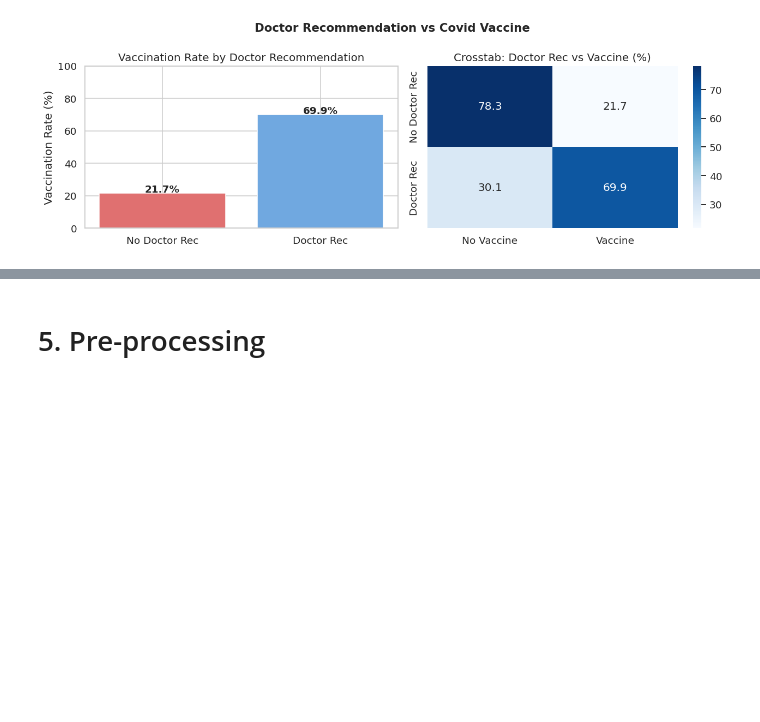
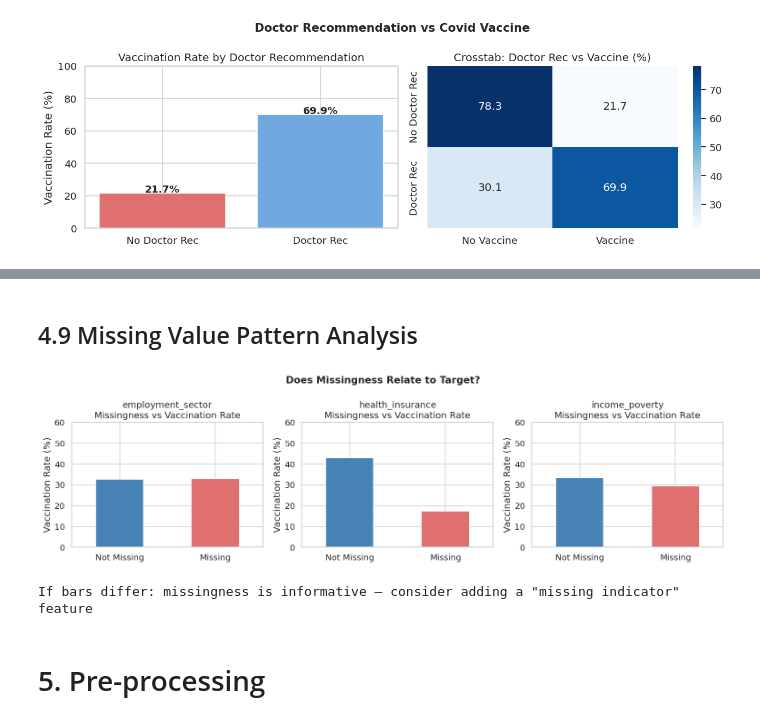
Before and after one commit to UH-GROUP-X/Hackathon26, a Jupyter notebook: UH_GROUP_X.ipynb, the cells around one changed output, grey strips where cells are left out. Cells and saved outputs as stored; diff of their text form; code cells hidden in the pictures; blank space fills up the shorter version.

```diff
--- a/UH_GROUP_X.ipynb
+++ b/UH_GROUP_X.ipynb
@@ -436,3 +455,27 @@ plt.show()
+# %% [markdown]
+## 4.9 Missing Value Pattern Analysis
+# %%
+# Check if missingness in key columns is related to target
+high_miss_cols = ['employment_sector', 'health_insurance', 'income_poverty']
+
+fig, axes = plt.subplots(1, 3, figsize=(14, 4))
+for i, col in enumerate(high_miss_cols):
+    miss_flag = train_raw[col].isnull().astype(int)
+    rate = train_raw.groupby(miss_flag)[TARGET_COL].mean() * 100
+    rate.index = ['Not Missing', 'Missing']
+    rate.plot(kind='bar', ax=axes[i], color=['steelblue','#e07070'], width=0.5)
+    axes[i].set_title(f'{col}\nMissingness vs Vaccination Rate')
+    axes[i].set_ylabel('Vaccination Rate (%)')
+    axes[i].set_xticklabels(axes[i].get_xticklabels(), rotation=0)
+    axes[i].set_ylim(0, 60)
+
+plt.suptitle('Does Missingness Relate to Target?', fontsize=14, fontweight='bold')
+plt.tight_layout()
+plt.show()
+print('If bars differ: missingness is informative — consider adding a "missing indicator" feature')
+# %% [output]
+[figure, added]
+If bars differ: missingness is informative — consider adding a "missing indicator" feature
 # %% [markdown]
 # 5. Pre-processing
 # %% [markdown]
```
Also changed, not shown: parts of 2 cells of this notebook.
